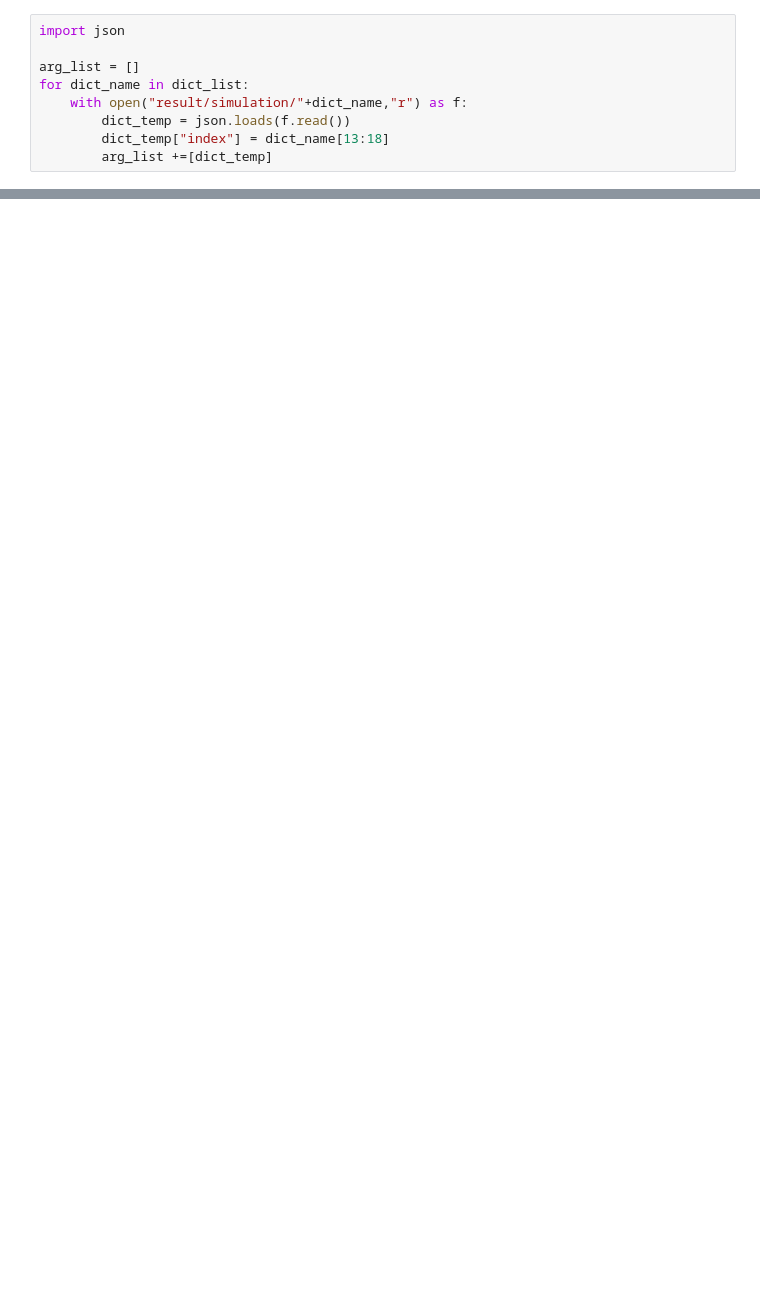
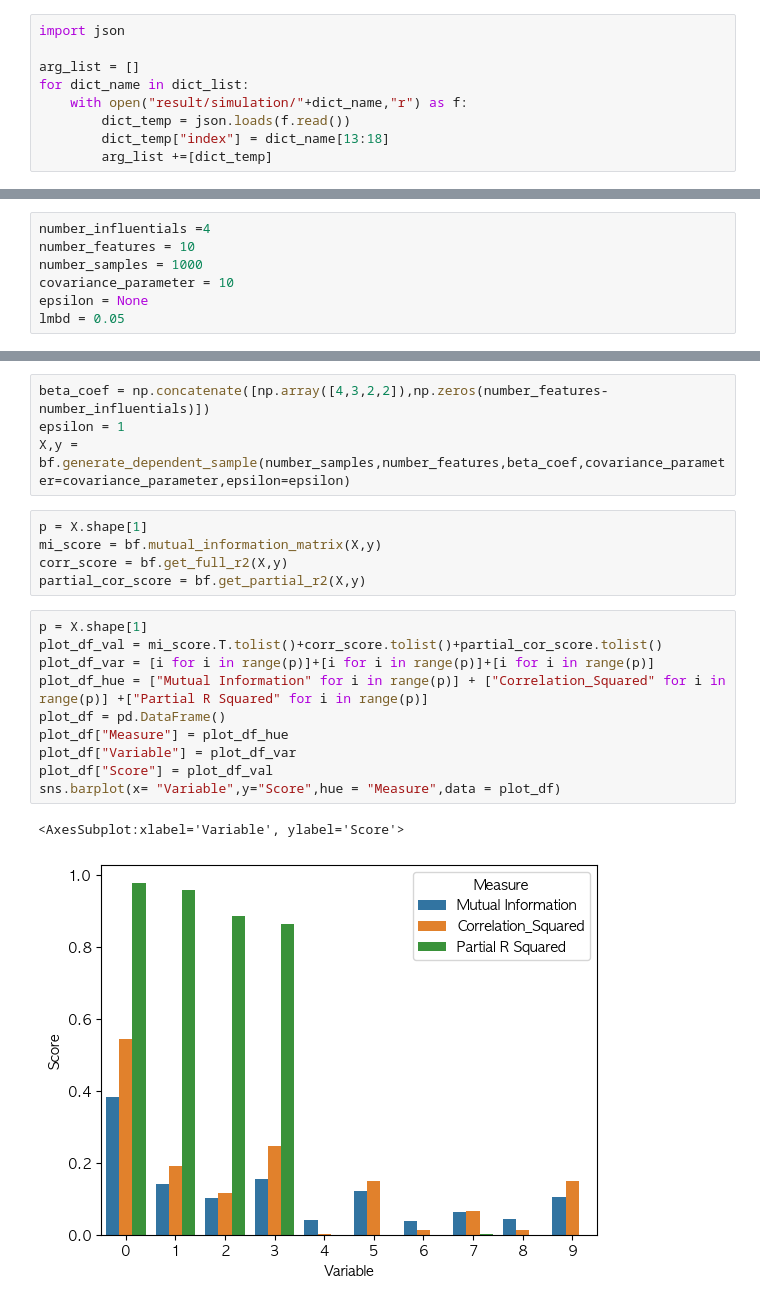
Before and after one commit to Korea-Quantum-Computing/QuantumVariableSelection, a Jupyter notebook: experiment/1. Linear_Model.ipynb, the cells around one changed output, grey strips where cells are left out. Cells and saved outputs as stored; diff of their text form; blank space fills up the shorter version.

```diff
--- a/experiment/1. Linear_Model.ipynb
+++ b/experiment/1. Linear_Model.ipynb
@@ -305,0 +360,7 @@ array([[1.8092331 , 0.04252479, 0.04463842, ..., 0.08323547, 0.03836245,
+# %%
+number_influentials =4
+number_features = 10
+number_samples = 1000
+covariance_parameter = 10
+epsilon = None
+lmbd = 0.05
@@ -305,0 +374,22 @@ array([[1.8092331 , 0.04252479, 0.04463842, ..., 0.08323547, 0.03836245,
+# %%
+beta_coef = np.concatenate([np.array([4,3,2,2]),np.zeros(number_features-number_influentials)])
+epsilon = 1
+X,y = bf.generate_dependent_sample(number_samples,number_features,beta_coef,covariance_parameter=covariance_parameter,epsilon=epsilon)
+# %%
+p = X.shape[1]
+mi_score = bf.mutual_information_matrix(X,y)
+corr_score = bf.get_full_r2(X,y)
+partial_cor_score = bf.get_partial_r2(X,y)
+# %%
+p = X.shape[1]
+plot_df_val = mi_score.T.tolist()+corr_score.tolist()+partial_cor_score.tolist()
+plot_df_var = [i for i in range(p)]+[i for i in range(p)]+[i for i in range(p)]
+plot_df_hue = ["Mutual Information" for i in range(p)] + ["Correlation_Squared" for i in range(p)] +["Partial R Squared" for i in range(p)]
+plot_df = pd.DataFrame()
+plot_df["Measure"] = plot_df_hue
+plot_df["Variable"] = plot_df_var
+plot_df["Score"] = plot_df_val
+sns.barplot(x= "Variable",y="Score",hue = "Measure",data = plot_df)
+# %% [output]
+<AxesSubplot:xlabel='Variable', ylabel='Score'>
+[figure, added]
```
Also changed, not shown: parts of 20 cells of this notebook, 25 other files.
